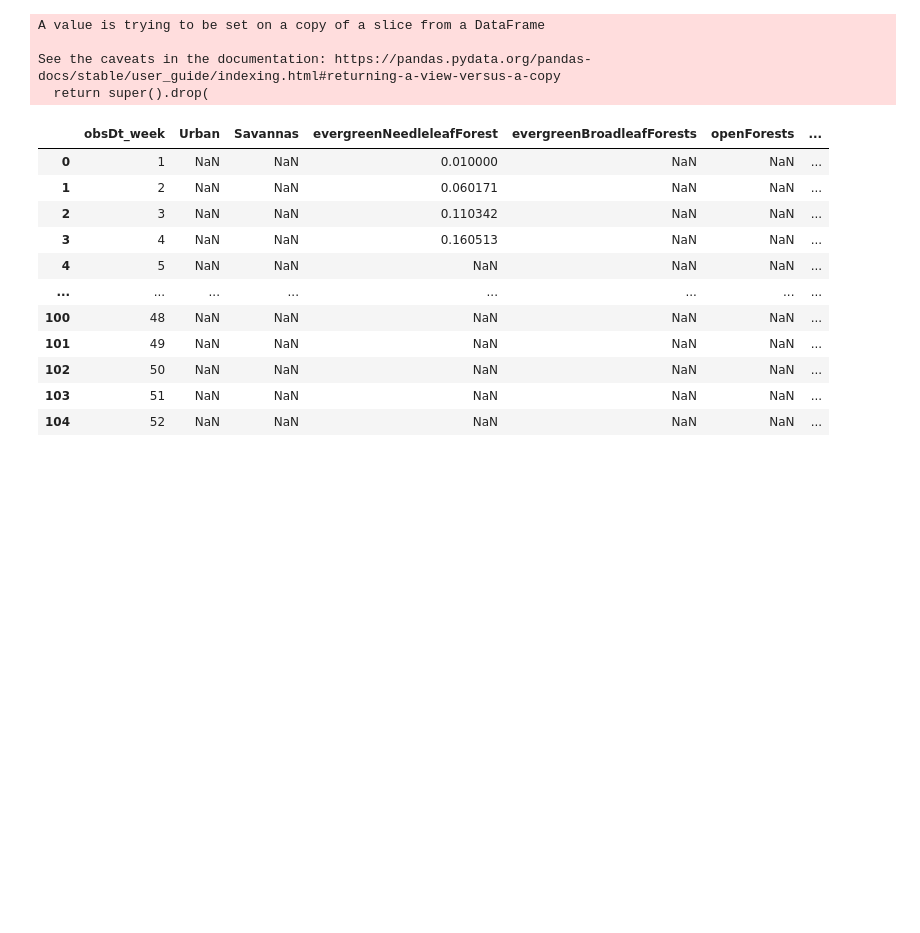
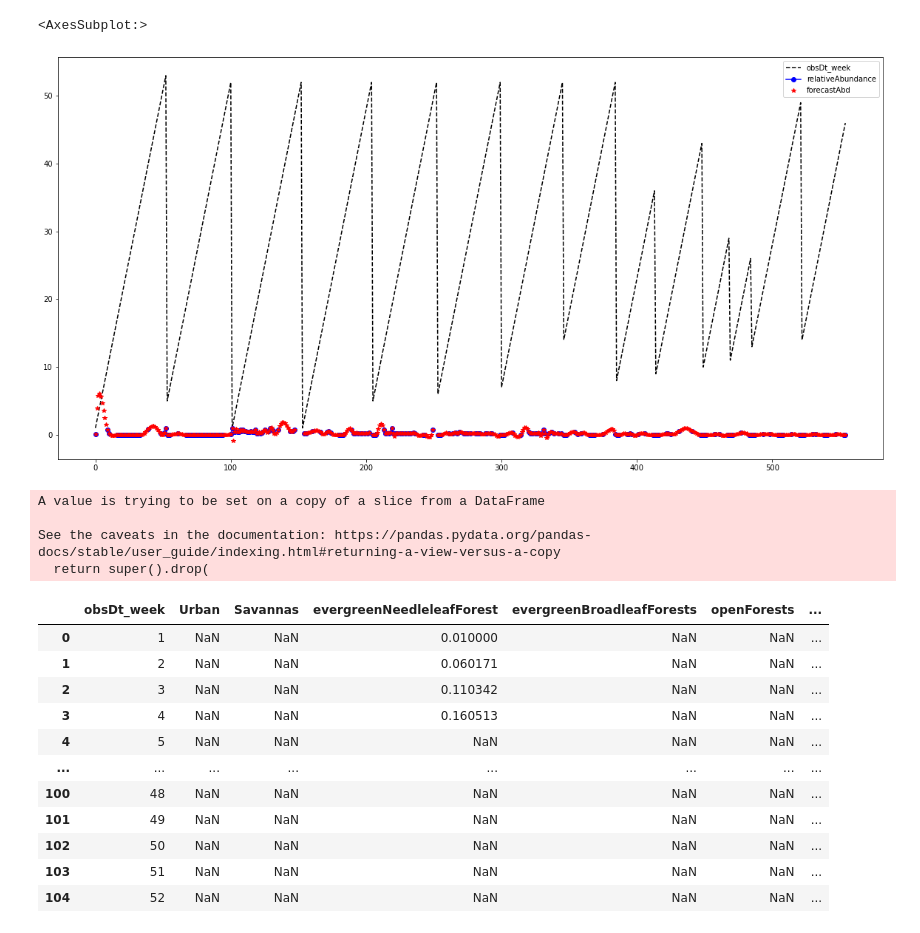
Before and after one commit to Tanag3r/trailheadDirect_birds, a Jupyter notebook: trailheadHabitat_analysis.ipynb, the cells around one changed output. Saved outputs shown, nothing was run; the diff lists cells and outputs as text; code cells hidden in the pictures; blank space fills up the shorter version.

```diff
--- a/trailheadHabitat_analysis.ipynb
+++ b/trailheadHabitat_analysis.ipynb
@@ -81,7 +79,7 @@ def forecast_weeklyAbd():
     #mask in seasonality, where there are no birds present in the observed location
             ptForxt['mask'] = ptForxt['relativeAbundance'].interpolate(method='index',limit=5,limit_direction='both')  #mask, values do not matter
             ptForxt.loc[ptForxt['mask'].isna() == True,'relativeAbundance'] = 0
-            ptForxt['forecastAbd'] = ptForxt['relativeAbundance'].interpolate(method='polynomial',order=2,limit=5,limit_direction='both')   #real forecast
+            ptForxt['forecastAbd'] = ptForxt['relativeAbundance'].interpolate(method='polynomial',order=5,limit=5,limit_direction='both')   #real forecast
             ptForxt['comName'] = comName.comName
             ptForxt['StopName'] = comName.StopName
             ptForxt = ptForxt.reset_index()
@@ -90,4 +88,4 @@ def forecast_weeklyAbd():
         seasonalAbd = pd.concat(forecastList,ignore_index=True)
     except Exception as abdForxExc:
         raise abdForxExc
-    return seasonalAbd
+    return seasonalAbd[['comName','StopName','obsDt_week','relativeAbundance','forecastAbd']]
@@ -96,5 +92,12 @@ trx = weeklyAbundance()
 # %%
 forx = forecast_weeklyAbd()
+# %%
+##TODO #78 calculate R2 scores for each relative abundance interpolation method
+
+forx.info()
+# %% [output]
+<AxesSubplot:>
+[figure, added]
 # %%
 ##TODO #66 split out birds into quartiles based on the number of observations available and the YOY frequency. Results will determine the strength of forecasting required
 # %%
```
Also changed, not shown: parts of 2 cells of this notebook.
